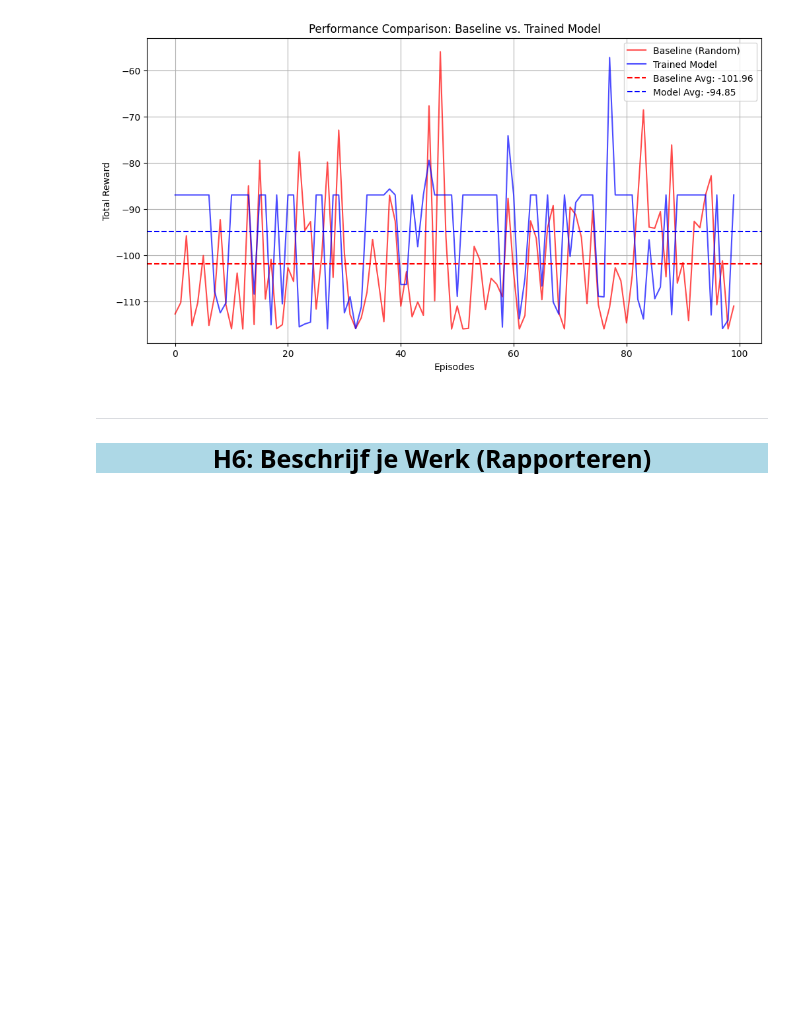
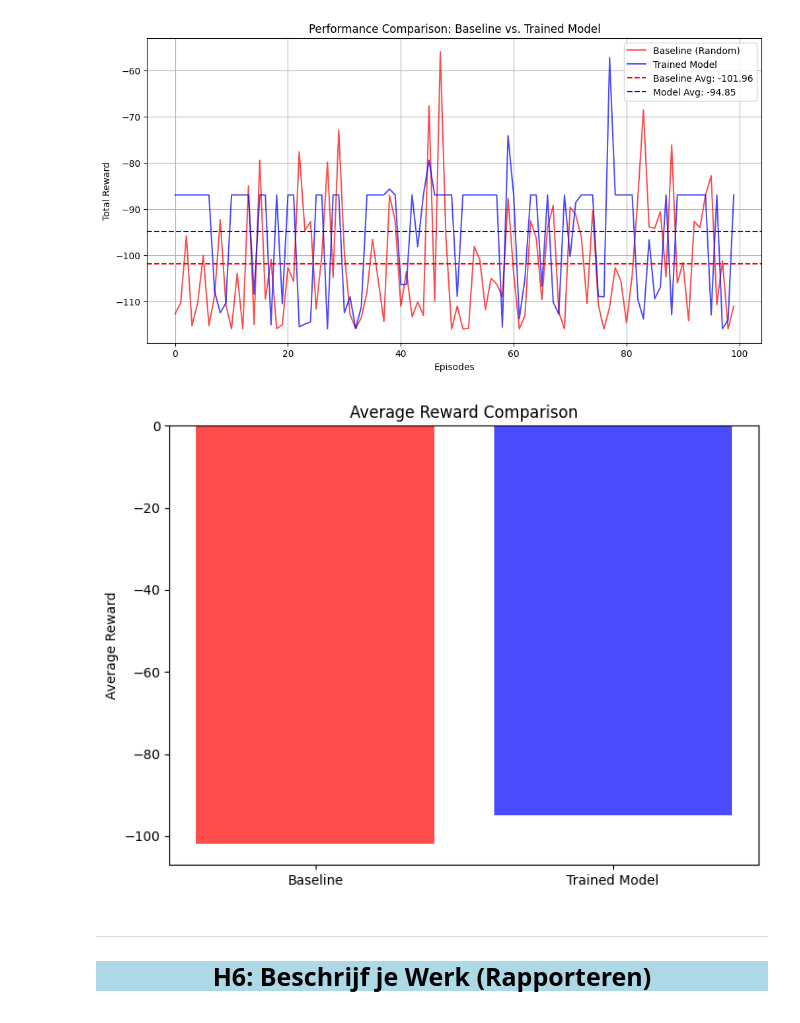
Before and after one commit to RogierHHS/Autonomous-Systems-2, a Jupyter notebook: portfolio_reinforcement_learning.ipynb, the cells around one changed output. Cells and saved outputs as stored; diff of their text form; code cells hidden in the pictures; blank space fills up the shorter version.

```diff
--- a/portfolio_reinforcement_learning.ipynb
+++ b/portfolio_reinforcement_learning.ipynb
@@ -824,6 +824,18 @@ plt.grid()
 plt.show()
 # %% [output]
 [figure]
+# %%
+# Bar chart for average rewards
+labels = ["Baseline", "Trained Model"]
+averages = [avg_score, np.mean(total_rewards)]
+
+plt.figure(figsize=(8, 6))
+plt.bar(labels, averages, color=["red", "blue"], alpha=0.7)
+plt.ylabel("Average Reward")
+plt.title("Average Reward Comparison")
+plt.show()
+# %% [output]
+[figure, added]
 # %% [markdown]
 
 ---
```
